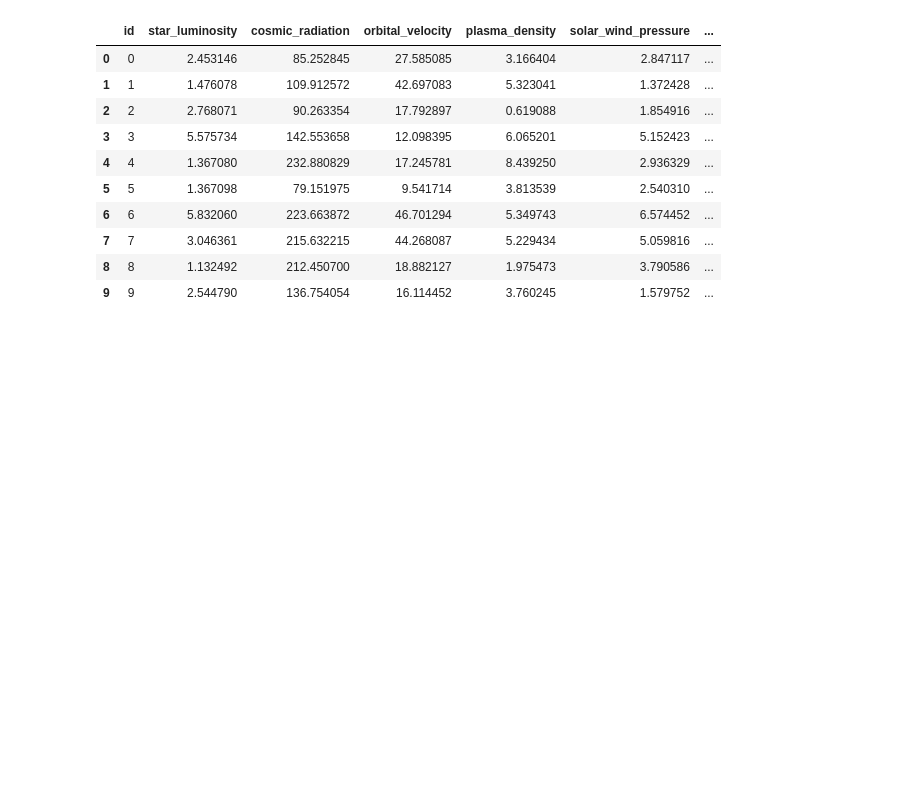
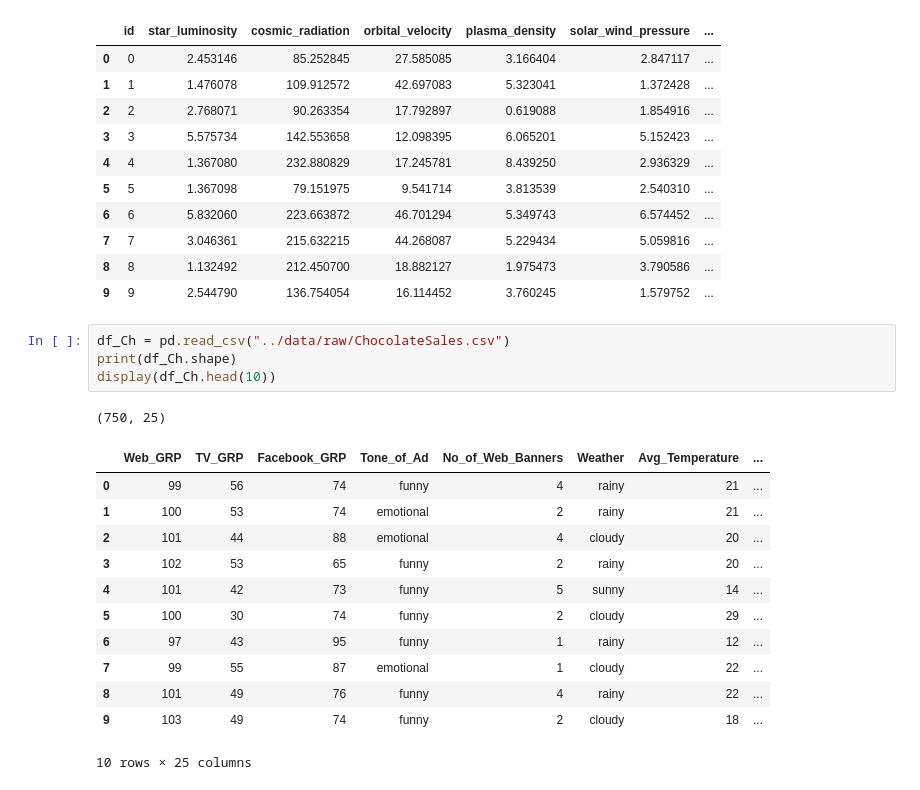
Before and after one commit to DavidDiestreR/AutoML-AdvancedML, a Jupyter notebook: notebooks/preprocessing.ipynb, the cells around one changed output. Saved outputs shown, nothing was run; the diff lists cells and outputs as text; blank space fills up the shorter version.

Commit message:
def data 2

```diff
--- a/notebooks/preprocessing.ipynb
+++ b/notebooks/preprocessing.ipynb
@@ -91,6 +84,24 @@ display(df_SI.head(10))
 | 7 | 7 | 3.046361 | 215.632215 | 44.268087 | 5.229434 | 5.059816 | ... |
 | 8 | 8 | 1.132492 | 212.450700 | 18.882127 | 1.975473 | 3.790586 | ... |
 | 9 | 9 | 2.544790 | 136.754054 | 16.114452 | 3.760245 | 1.579752 | ... |
+# %%
+df_Ch = pd.read_csv("../data/raw/ChocolateSales.csv")
+print(df_Ch.shape)
+display(df_Ch.head(10))
+# %% [output]
+(750, 25)
+|  | Web_GRP | TV_GRP | Facebook_GRP | Tone_of_Ad | No_of_Web_Banners | Weather | Avg_Temperature | ... |
+| 0 | 99 | 56 | 74 | funny | 4 | rainy | 21 | ... |
+| 1 | 100 | 53 | 74 | emotional | 2 | rainy | 21 | ... |
+| 2 | 101 | 44 | 88 | emotional | 4 | cloudy | 20 | ... |
+| 3 | 102 | 53 | 65 | funny | 2 | rainy | 20 | ... |
+| 4 | 101 | 42 | 73 | funny | 5 | sunny | 14 | ... |
+| 5 | 100 | 30 | 74 | funny | 2 | cloudy | 29 | ... |
+| 6 | 97 | 43 | 95 | funny | 1 | rainy | 12 | ... |
+| 7 | 99 | 55 | 87 | emotional | 1 | cloudy | 22 | ... |
+| 8 | 101 | 49 | 76 | funny | 4 | rainy | 22 | ... |
+| 9 | 103 | 49 | 74 | funny | 2 | cloudy | 18 | ... |
+10 rows × 25 columns
 # %%
 from pathlib import Path
 
```
Also changed, not shown: parts of 3 cells of this notebook, 3 other files.
